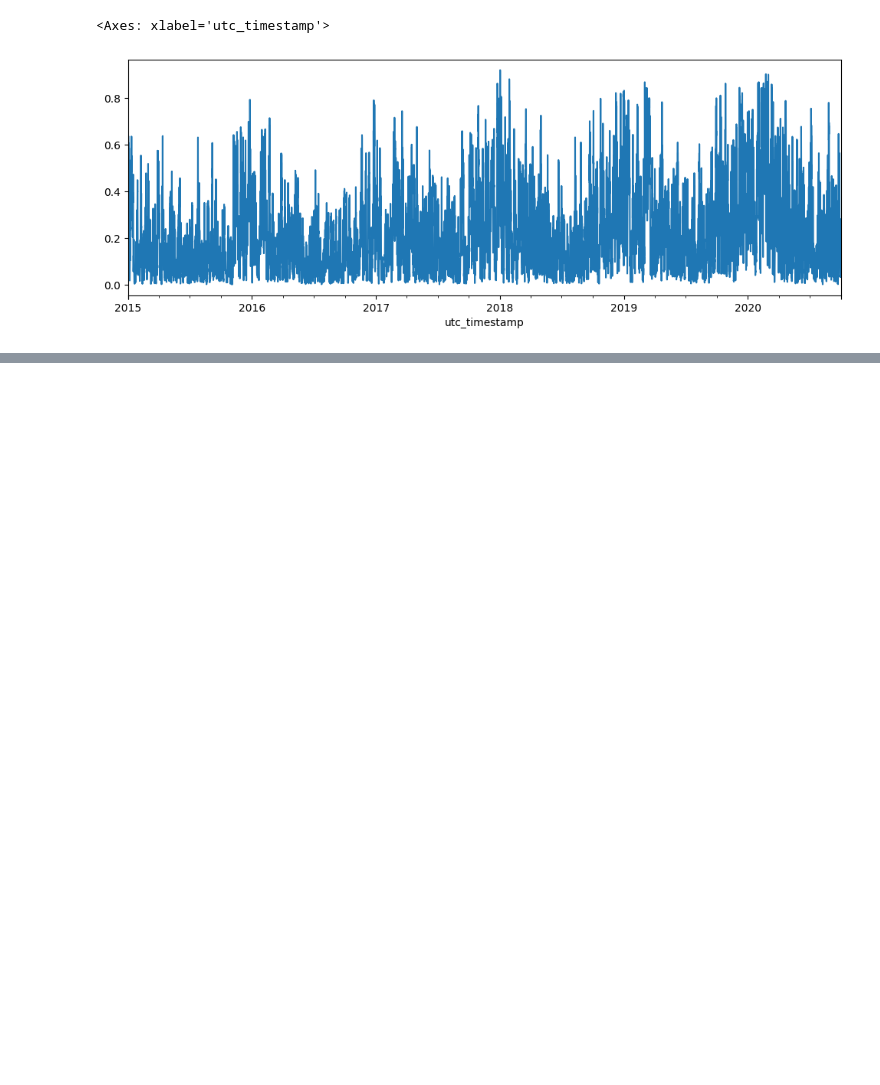
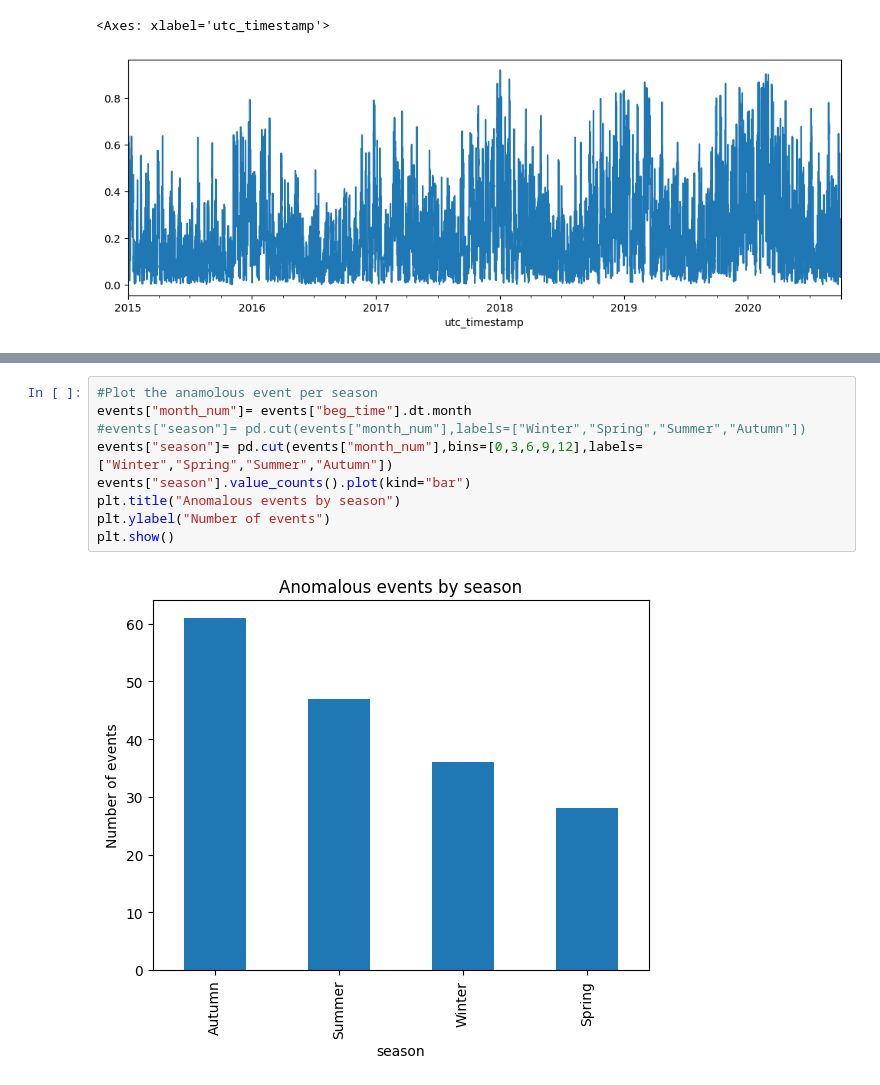
Before and after one commit to shubhambansal11-code/OPSD_Anomaly_Detection, a Jupyter notebook: notebooks/data_eda.ipynb, the cells around one changed output, grey strips where cells are left out. Drawn from its saved outputs; the diff is of its cells as text; blank space fills up the shorter version.

```diff
--- a/notebooks/data_eda.ipynb
+++ b/notebooks/data_eda.ipynb
@@ -161,0 +219,11 @@ plt.show()
+# %%
+#Plot the anamolous event per season
+events["month_num"]= events["beg_time"].dt.month
+#events["season"]= pd.cut(events["month_num"],labels=["Winter","Spring","Summer","Autumn"])
+events["season"]= pd.cut(events["month_num"],bins=[0,3,6,9,12],labels=["Winter","Spring","Summer","Autumn"])
+events["season"].value_counts().plot(kind="bar")
+plt.title("Anomalous events by season")
+plt.ylabel("Number of events")
+plt.show()
+# %% [output]
+[figure, added]
```
Also changed, not shown: parts of 8 cells of this notebook.
